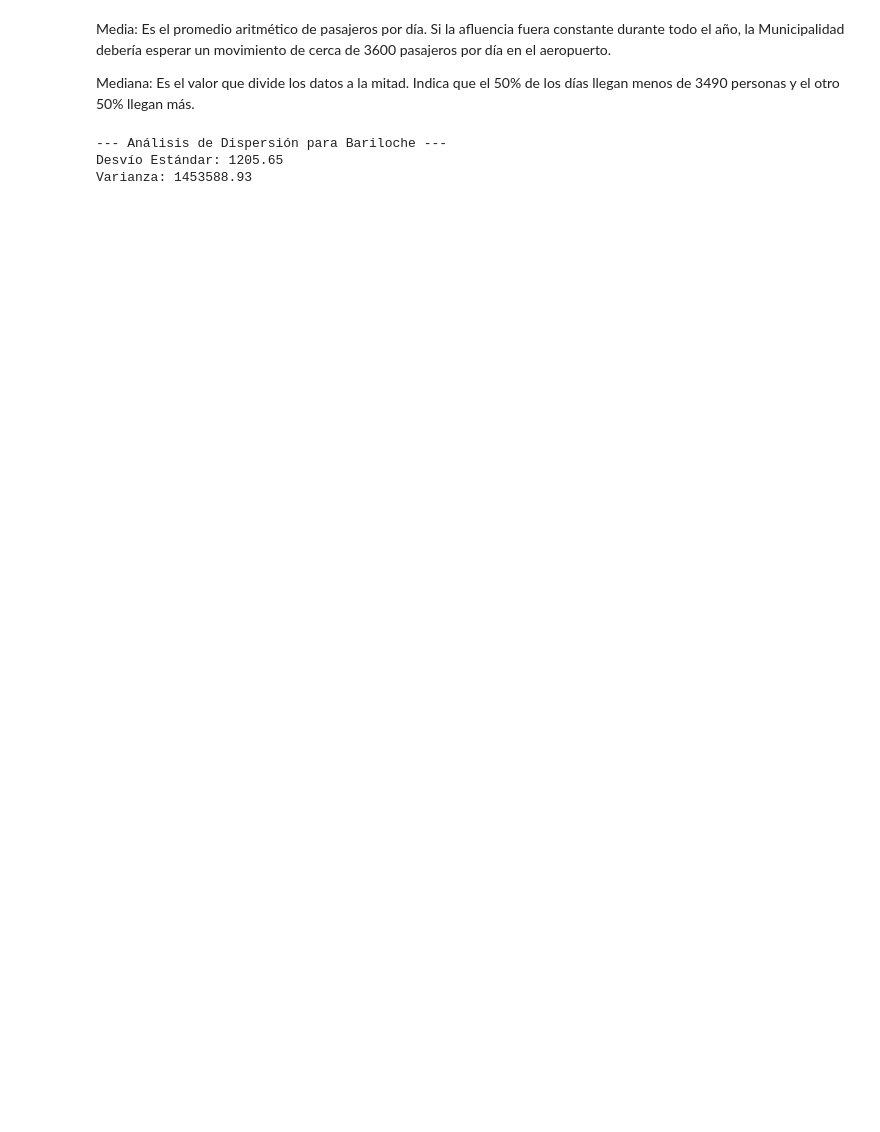
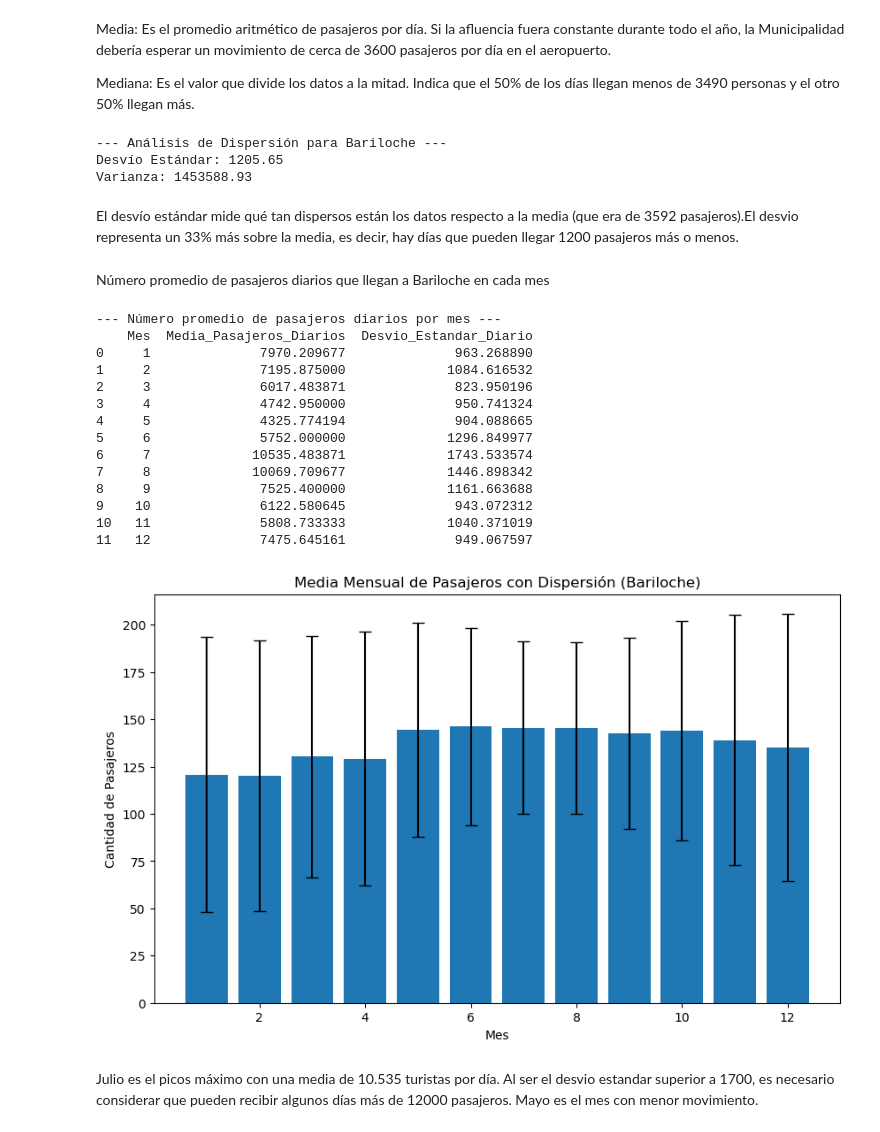
Before and after one commit to mletelle/MateIV_Transporte_Publico, a Jupyter notebook: Datasets ANALIZADOS/Aterrizajes despegues.ipynb, the cells around one changed output. Cells and saved outputs as stored; diff of their text form; code cells hidden in the pictures; blank space fills up the shorter version.

```diff
--- a/Datasets ANALIZADOS/Aterrizajes despegues.ipynb
+++ b/Datasets ANALIZADOS/Aterrizajes despegues.ipynb
@@ -310,5 +310,50 @@ print(f"Varianza: {varianza_pasajeros:.2f}")
 --- Análisis de Dispersión para Bariloche ---
 Desvío Estándar: 1205.65
 Varianza: 1453588.93
+# %% [markdown]
+El desvío estándar mide qué tan dispersos están los datos respecto a la media (que era de 3592 pasajeros).El desvio representa un 33% más sobre la media, es decir, hay días que pueden llegar 1200 pasajeros más o menos.
+# %% [markdown]
+Número promedio de pasajeros diarios que llegan a Bariloche en cada mes
+# %%
+# 2. PRIMER PASO: Obtener el acumulado total de pasajeros por cada día
+# Esto nos da una serie con el total de personas que llegaron a la ciudad cada fecha
+pasajeros_por_dia = df_bariloche.groupby(df_bariloche['Fecha UTC'].dt.date)['Pasajeros'].sum().reset_index()
+pasajeros_por_dia.columns = ['Fecha', 'Total_Pasajeros_Dia']
+
+# 3. SEGUNDO PASO: Agrupar esos totales diarios por mes para ver el promedio mensual
+pasajeros_por_dia['Fecha'] = pd.to_datetime(pasajeros_por_dia['Fecha'])
+pasajeros_por_dia['Mes'] = pasajeros_por_dia['Fecha'].dt.month
+
+informe_municipal_diario = pasajeros_por_dia.groupby('Mes')['Total_Pasajeros_Dia'].agg(['mean', 'std']).reset_index()
+informe_municipal_diario.columns = ['Mes', 'Media_Pasajeros_Diarios', 'Desvio_Estandar_Diario']
+
+print("--- Número promedio de pasajeros diarios por mes ---")
+print(informe_municipal_diario)
+
+plt.figure(figsize=(10,6))
+plt.bar(analisis_mensual['mes'], analisis_mensual['Media_Pasajeros'], yerr=analisis_mensual['Desvio_Estandar'], capsize=5)
+plt.title('Media Mensual de Pasajeros con Dispersión (Bariloche)')
+plt.xlabel('Mes')
+plt.ylabel('Cantidad de Pasajeros')
+plt.show()
+# %% [output]
+--- Número promedio de pasajeros diarios por mes ---
+    Mes  Media_Pasajeros_Diarios  Desvio_Estandar_Diario
+0     1              7970.209677              963.268890
+1     2              7195.875000             1084.616532
+2     3              6017.483871              823.950196
+3     4              4742.950000              950.741324
+4     5              4325.774194              904.088665
+5     6              5752.000000             1296.849977
+6     7             10535.483871             1743.533574
+7     8             10069.709677             1446.898342
+8     9              7525.400000             1161.663688
+9    10              6122.580645              943.072312
+10   11              5808.733333             1040.371019
+11   12              7475.645161              949.067597
+[figure, added]
+# %% [markdown]
+Julio es el picos máximo con una media de 10.535 turistas por día. Al ser el desvio estandar superior a 1700, es necesario considerar que pueden recibir algunos días más de 12000 pasajeros.
+Mayo es el mes con menor movimiento.
 # %%
 #Cuál es el rango horario con más pasajeros y con menos?
```
Also changed, not shown: parts of 9 cells of this notebook.
